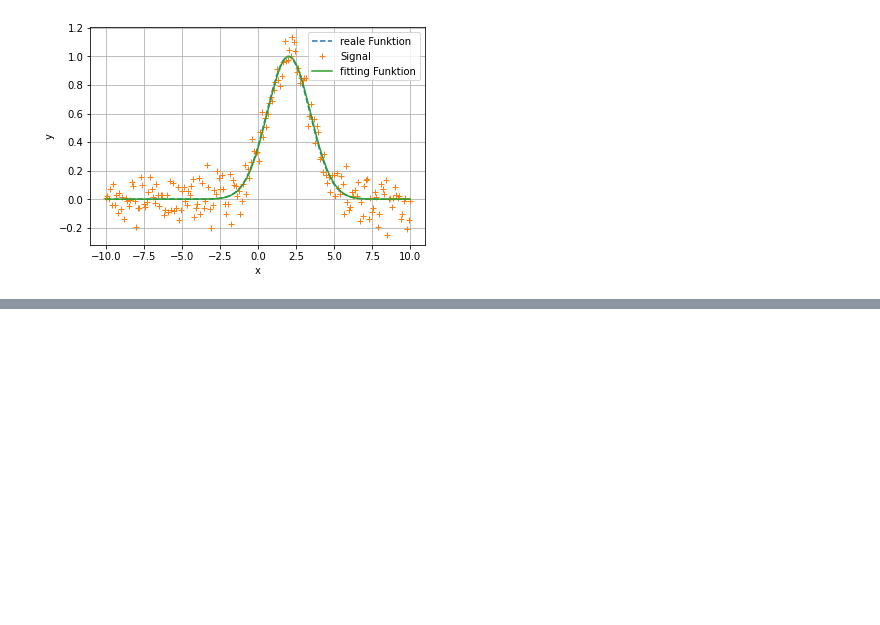
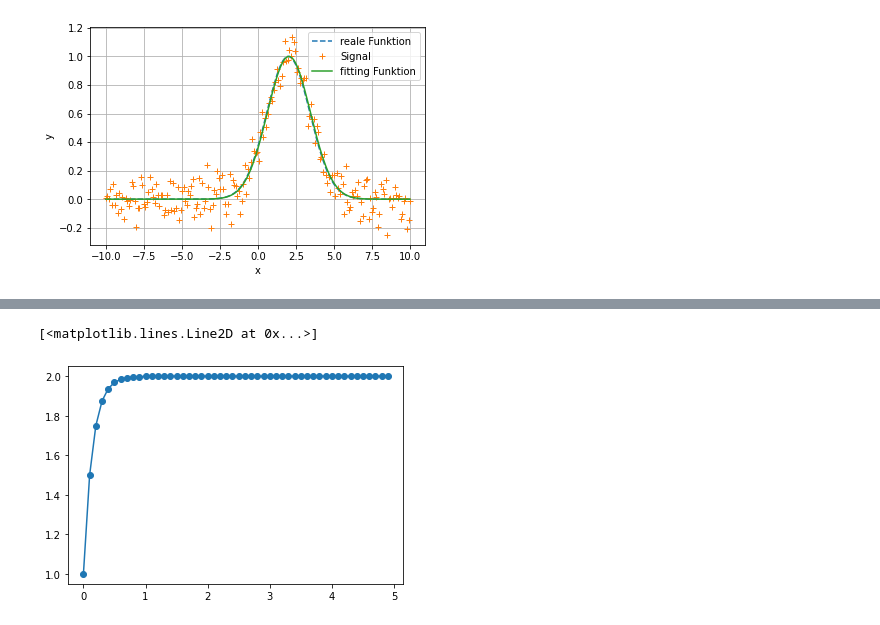
Before and after one commit to Max-Geiger/Simulation-technischer-Systeme-mit-Python, a Jupyter notebook: Formelsammlung.ipynb, the cells around one changed output, grey strips where cells are left out. Cells and saved outputs as stored; diff of their text form; code cells hidden in the pictures; blank space fills up the shorter version.

```diff
--- a/Formelsammlung.ipynb
+++ b/Formelsammlung.ipynb
@@ -334,0 +431,15 @@ def func_duffing(t,y):
+# %%
+#ODE Solver, "Händisch"
+
+def Explizit_Euler(step):
+    t2 = np.arange(0,5,step) # GroberZeitvektormith=step
+    y2 = 1 + np.zeros(len(t2))
+    for i in range(1,len(t2)):
+        y2[i] = y2[i-1] + step*(-5*(y2[i-1]-2))
+    return y2,t2
+
+plt.figure()#figsize=(12,8))
+plt.plot(Explizit_Euler(0.1)[1],Explizit_Euler(0.1)[0],'o-',label='Euler explizit, step=0,5')
+# %% [output]
+[<matplotlib.lines.Line2D at 0x...>]
+[figure, added]
```
Also changed, not shown: parts of 21 cells of this notebook.
